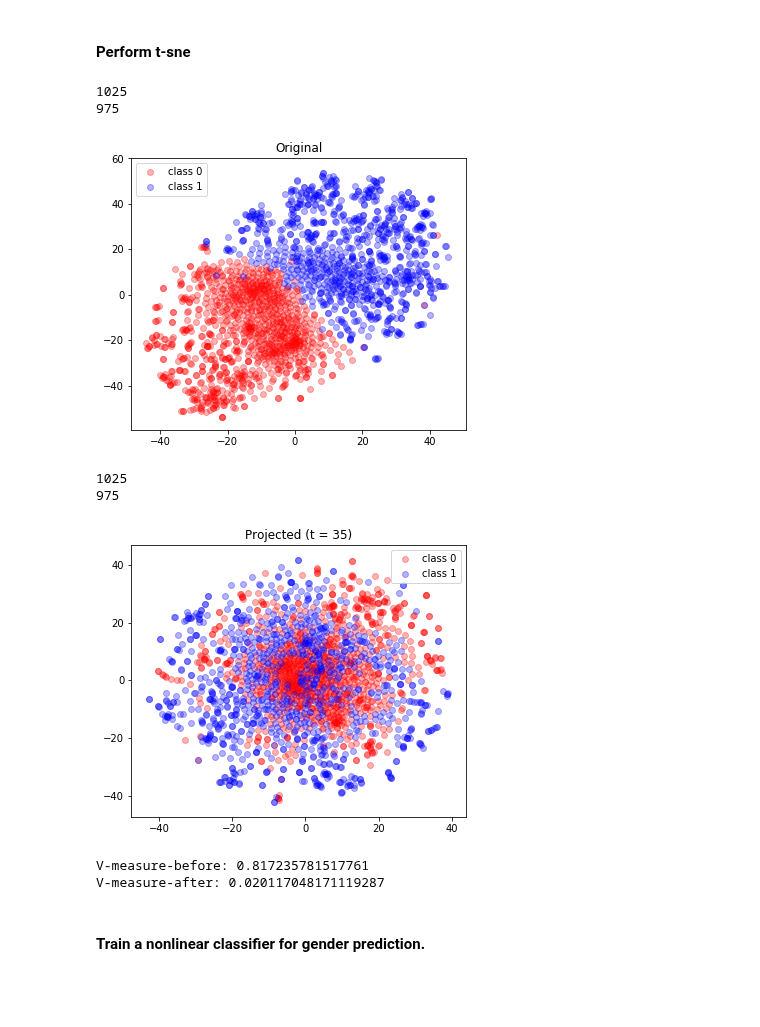
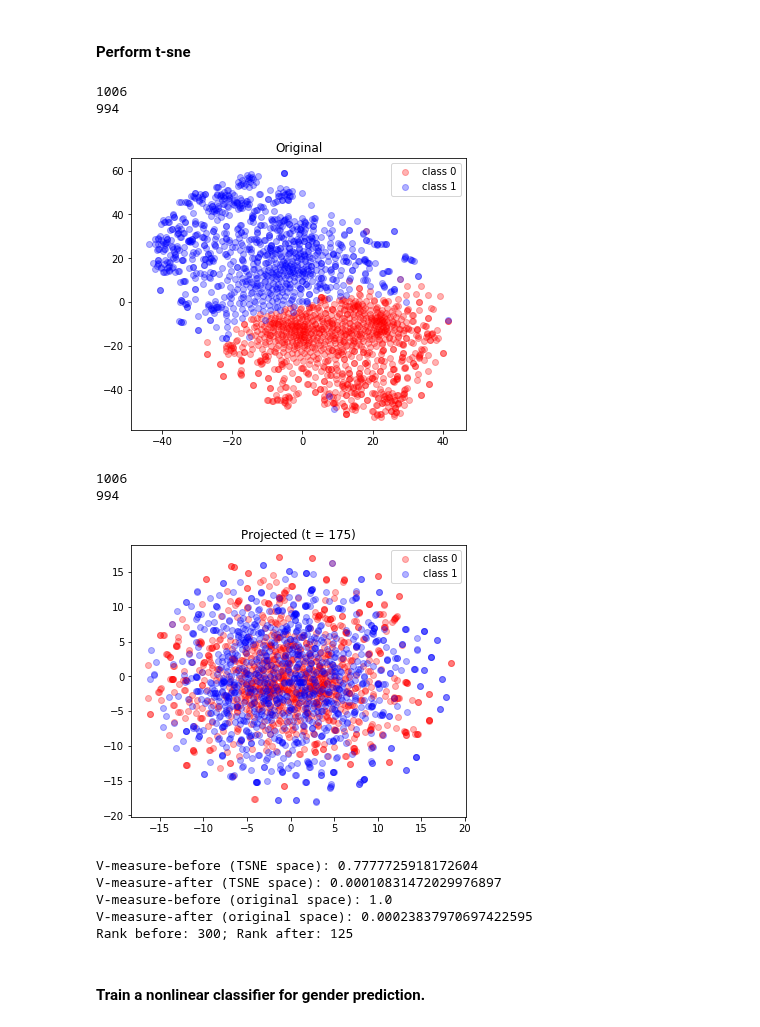
Before and after one commit to shauli-ravfogel/nullspace_projection, a Jupyter notebook: notebooks/word2vec_debiasing.ipynb, the cells around one changed output. Saved outputs shown, nothing was run; the diff lists cells and outputs as text; code cells hidden in the pictures; blank space fills up the shorter version.

```diff
--- a/notebooks/word2vec_debiasing.ipynb
+++ b/notebooks/word2vec_debiasing.ipynb
@@ -246,12 +240,12 @@ print(neut_scores[-1])
 # %% [markdown]
 ### Perform train-dev-test split
 # %%
-X = np.concatenate((masc_vecs, fem_vecs, neut_vecs), axis = 0)
+X = np.concatenate((masc_vecs, fem_vecs), axis = 0)
 y_masc = np.ones(masc_vecs.shape[0], dtype = int)
 y_fem = -np.ones(fem_vecs.shape[0], dtype = int)
 y_neut = np.zeros(neut_vecs.shape[0], dtype = int)
 #y = np.concatenate((masc_scores, fem_scores, neut_scores))#np.concatenate((y_masc, y_fem))
-y = np.concatenate((y_masc, y_fem, y_neut))
+y = np.concatenate((y_masc, y_fem))
 X_train_dev, X_test, y_train_dev, y_test = sklearn.model_selection.train_test_split(X, y, test_size = 0.4, random_state = 0)
 X_train, X_dev, Y_train, Y_dev = sklearn.model_selection.train_test_split(X_train_dev, y_train_dev, test_size = 0.3, random_state = 0)
 print("Train size: {}; Dev size: {}; Test size: {}".format(X_train.shape[0], X_dev.shape[0], X_test.shape[0]))
@@ -306,3 +256,19 @@ Iteration 11, Accuracy: 0.36653164959097767
+# %%
+#gender_clf = LinearSVC
+#gender_clf = SGDClassifier
+gender_clf = LogisticRegression
+
+params = {'fit_intercept': True, 'class_weight': None, "dual": False, 'loss': 'hinge'}
+params = {'n_jobs': 16}
+n = 175
+min_acc = 0
+is_autoregressive= True
+dropout_rate = 0
+
+P, rowspace_projs, Ws = debias.get_debiasing_projection(gender_clf, params, n, 300, is_autoregressive, min_acc,
+                                    X_train, Y_train, X_dev, Y_dev,
+                                       Y_train_main=None, Y_dev_main=None,
+                                        by_class = False, dropout_rate = dropout_rate)
 # %% [markdown]
 ### Test the quality of the debiasing.
 # %% [markdown]
@@ -316,59 +282,60 @@ def perform_purity_test(vecs, k, labels_true):
         score = sklearn.metrics.homogeneity_score(labels_true, labels_pred)
         return score
 
 def compute_v_measure(vecs, labels_true, k=2):
 
         np.random.seed(0)
         clustering = sklearn.cluster.KMeans(n_clusters = k)
         clustering.fit(vecs)
         labels_pred = clustering.labels_
         return sklearn.metrics.v_measure_score(labels_true, labels_pred)
 
 #def to_integer(arr, eps = 0.03):
 #    return np.array([1 if x > eps else (-1 if x < -eps else 0) for x in arr])
 
 #Y_dev = to_integer(Y_dev) #Y_dev > 0
 #Y_train = to_integer(Y_train)
 
-# remove the neutral class
+# remove the neutral class, if exists
 
 X_dev = X_dev[Y_dev != 0]
 X_train = X_train[Y_train != 0]
 Y_dev = Y_dev[Y_dev != 0]
 Y_train = Y_train[Y_train != 0]
 
 M =  2000
 
 tsne_before = tsne_by_gender(all_significantly_biased_vecs[:M], all_significantly_biased_labels[:M], title = "Original")
-X_dev_cleaned = X_dev.dot(P)
-X_test_cleaned = X_test.dot(P)
-X_trained_cleaned = X_train.dot(P)
-#all_biased_cleaned = all_significantly_biased_vecs.dot(P)
-tsne_after = tsne_by_gender(all_significantly_biased_vecs[:M].dot(P), all_significantly_biased_labels[:M], title = "Projected (t = 35)")
+X_dev_cleaned = (P.dot(X_dev.T)).T
+X_test_cleaned = (P.dot(X_test.T)).T
+X_trained_cleaned = (P.dot(X_train.T)).T
+all_significantly_biased_cleaned = P.dot(all_significantly_biased_vecs.T).T
+
+tsne_after = tsne_by_gender(all_significantly_biased_cleaned[:M], all_significantly_biased_labels[:M], title = "Projected (t = {})".format(n))
 
 #tsne_projection = tsne_by_gender(all_biased_cleaned, all_significantly_biased_labels,title = "after (all)", words = all_significantly_biased_words)
 
-NUM_CLUSTERS = [2,10,25,100]
-"""
-print("CALCULATING BIAS BY CLUSTERING (WITH K-MENAS)")
-for num_clusters in NUM_CLUSTERS:
-    print("NUM CLUSTERS = {}".format(num_clusters))
-    purity_original = perform_purity_test(X_dev, k = num_clusters, labels_true = Y_dev)
-    purity_after = perform_purity_test(X_dev_cleaned, k = num_clusters, labels_true = Y_dev)
-    print("Purity in original space: {}".format(purity_original))
-    print("Purity after debiasing projection: {}".format(purity_after))
-"""
-print("V-measure-before: {}".format(compute_v_measure(tsne_before, all_significantly_biased_labels[:M])))
-print("V-measure-after: {}".format(compute_v_measure(tsne_after, all_significantly_biased_labels[:M])))
+print("V-measure-before (TSNE space): {}".format(compute_v_measure(tsne_before, all_significantly_biased_labels[:M])))
+print("V-measure-after (TSNE space): {}".format(compute_v_measure(tsne_after, all_significantly_biased_labels[:M])))
+
+print("V-measure-before (original space): {}".format(compute_v_measure(all_significantly_biased_vecs[:M], all_significantly_biased_labels[:M]), k = 2))
+print("V-measure-after (original space): {}".format(compute_v_measure(all_significantly_biased_cleaned[:M], all_significantly_biased_labels[:M]), k = 2))
+
+rank_before = np.linalg.matrix_rank(X_train)
+rank_after = np.linalg.matrix_rank(X_trained_cleaned)
+print("Rank before: {}; Rank after: {}".format(rank_before, rank_after))
 # %% [output]
-1025
-975
+1006
+994
-[figure, old version]
+[figure, new version]
-1025
-975
+1006
+994
-[figure, old version]
+[figure, new version]
-V-measure-before: 0.817235781517761
-V-measure-after: 0.020117048171119287
+V-measure-before (TSNE space): 0.7777725918172604
+V-measure-after (TSNE space): 0.00010831472029976897
+V-measure-before (original space): 1.0
+V-measure-after (original space): 0.00023837970697422595
+Rank before: 300; Rank after: 125
 # %% [markdown]
 #### Train a nonlinear classifier for gender prediction.
 # %%
```
Also changed, not shown: parts of 23 cells of this notebook.
